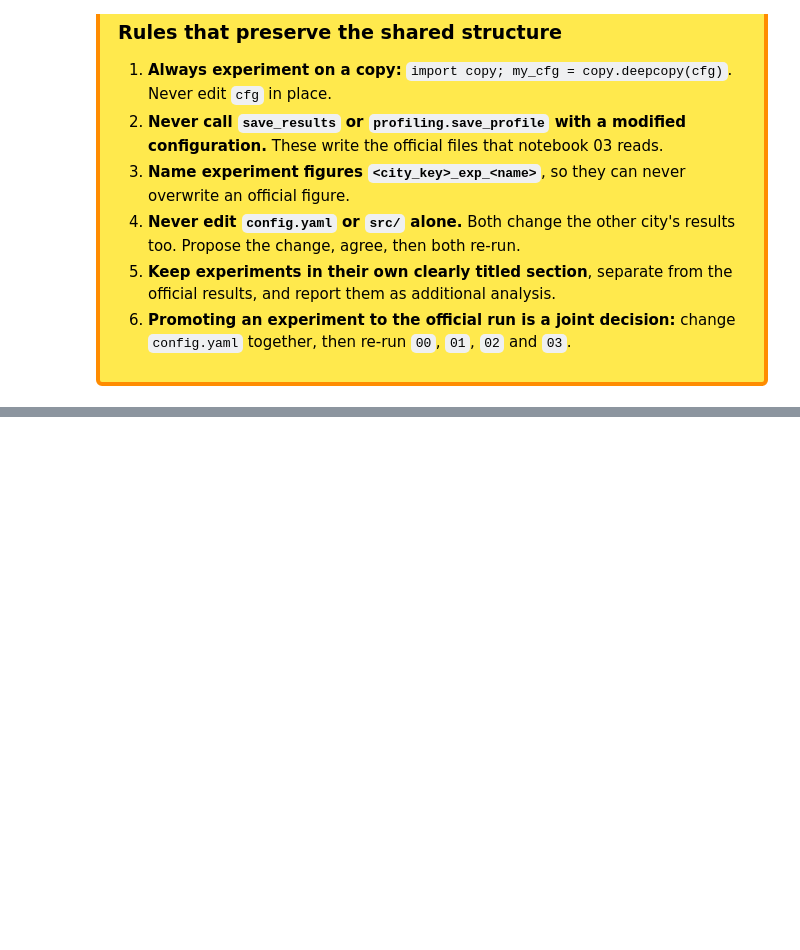
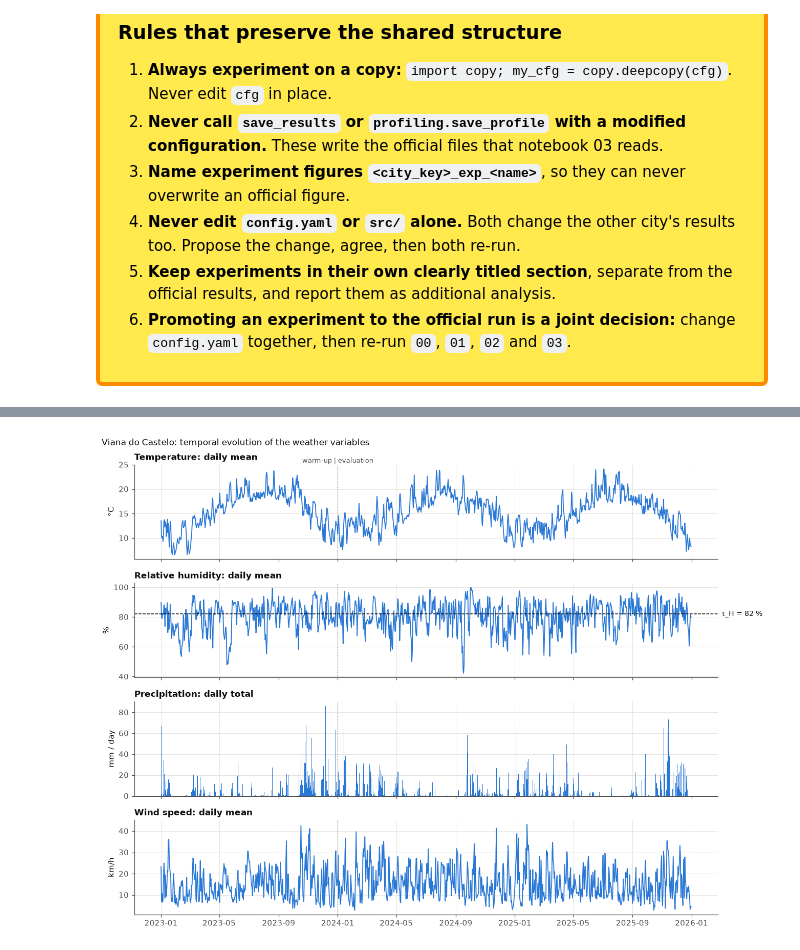
Before and after one commit to VikaMokhovikova/data_stream_mining_asnm1, a Jupyter notebook: notebooks/02_cityB_viana_do_castelo.ipynb, the cells around one changed output, grey strips where cells are left out. Drawn from its saved outputs; the diff is of its cells as text; code cells hidden in the pictures; blank space fills up the shorter version.

```diff
--- a/notebooks/02_cityB_viana_do_castelo.ipynb
+++ b/notebooks/02_cityB_viana_do_castelo.ipynb
@@ -170,0 +88,14 @@ Never call `save_results` with a modified configuration. If a change is clearly
+# %%
+import copy
+import numpy as np
+from IPython.display import display
+from matplotlib.colors import LinearSegmentedColormap
+
+from evaluate import run_prequential
+from features import check_no_leakage
+from plots import BLUE, ORANGE, AQUA, INK_2, GREY, MODEL_COLORS, HUMID, DRY
+
+pd.set_option("display.float_format", lambda v: f"{v:.4f}")
+profile = profiling.profile_city(df, TAU_H, cfg)      # every descriptive table of this city, one call
+pdf = profile["df"]                                   # stream + local_time, hour, month, year, season
+EVAL = pdf["phase"] == "evaluation"
@@ -170,0 +206,6 @@ Never call `save_results` with a modified configuration. If a change is clearly
+# %%
+fig = plots.daily_evolution(profile, prepared, cfg, CITY["name"])
+plots.save(fig, cfg, f"{CITY_KEY}_01_daily_evolution")
+plt.show()
+# %% [output]
+[figure, added]
```
Also changed, not shown: parts of 70 cells of this notebook, 19 other files.
